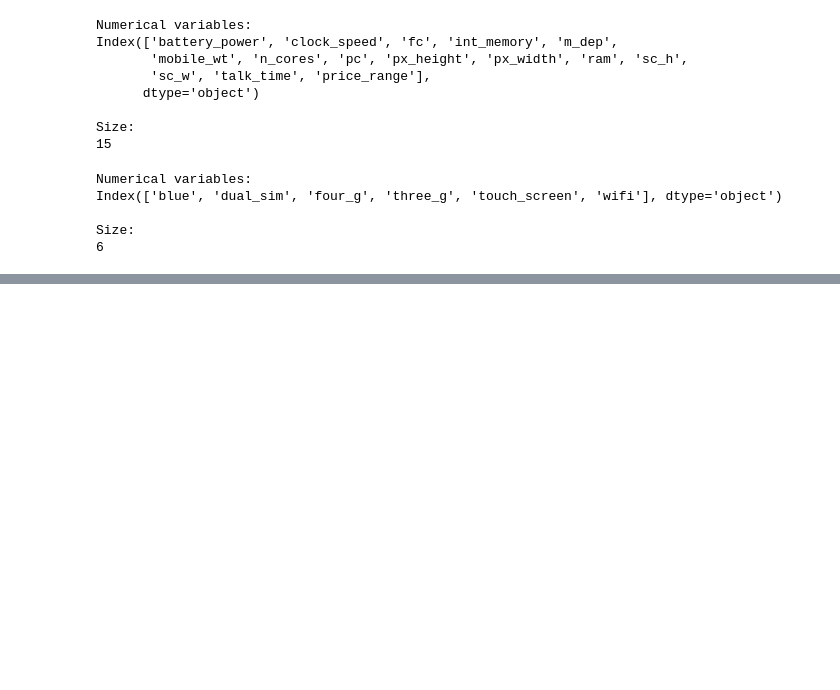
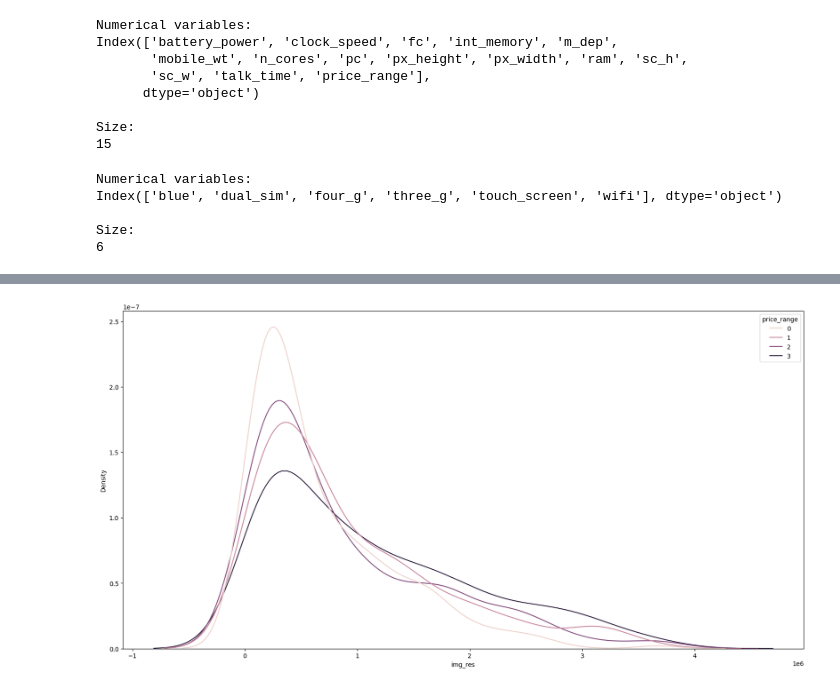
Before and after one commit to l-vice/Python, a Jupyter notebook: Introduction to Machine Learning with Python/02 - Supervised Learning/02pr_rf_mobdata.ipynb, the cells around one changed output, grey strips where cells are left out. Cells and saved outputs as stored; diff of their text form; code cells hidden in the pictures; blank space fills up the shorter version.

```diff
--- a/Introduction to Machine Learning with Python/02 - Supervised Learning/02pr_rf_mobdata.ipynb
+++ b/Introduction to Machine Learning with Python/02 - Supervised Learning/02pr_rf_mobdata.ipynb
@@ -278,0 +323,4 @@ grr = scatter_matrix(numerical_variables_df, c=y, figsize=(15,15),
+# %%
+# px_height x px_width = image resolution
+# We assume that all phones are a rectangle so we apply A = L * W
+mob['img_res'] = mob['px_height'] * mob['px_width']
@@ -278,0 +369,6 @@ grr = scatter_matrix(numerical_variables_df, c=y, figsize=(15,15),
+# %%
+plt.figure(figsize=(20, 10))
+sns.kdeplot(data=mob, x = 'img_res', hue="price_range")
+plt.show()
+# %% [output]
+[figure, added]
```
Also changed, not shown: parts of 48 cells of this notebook.
